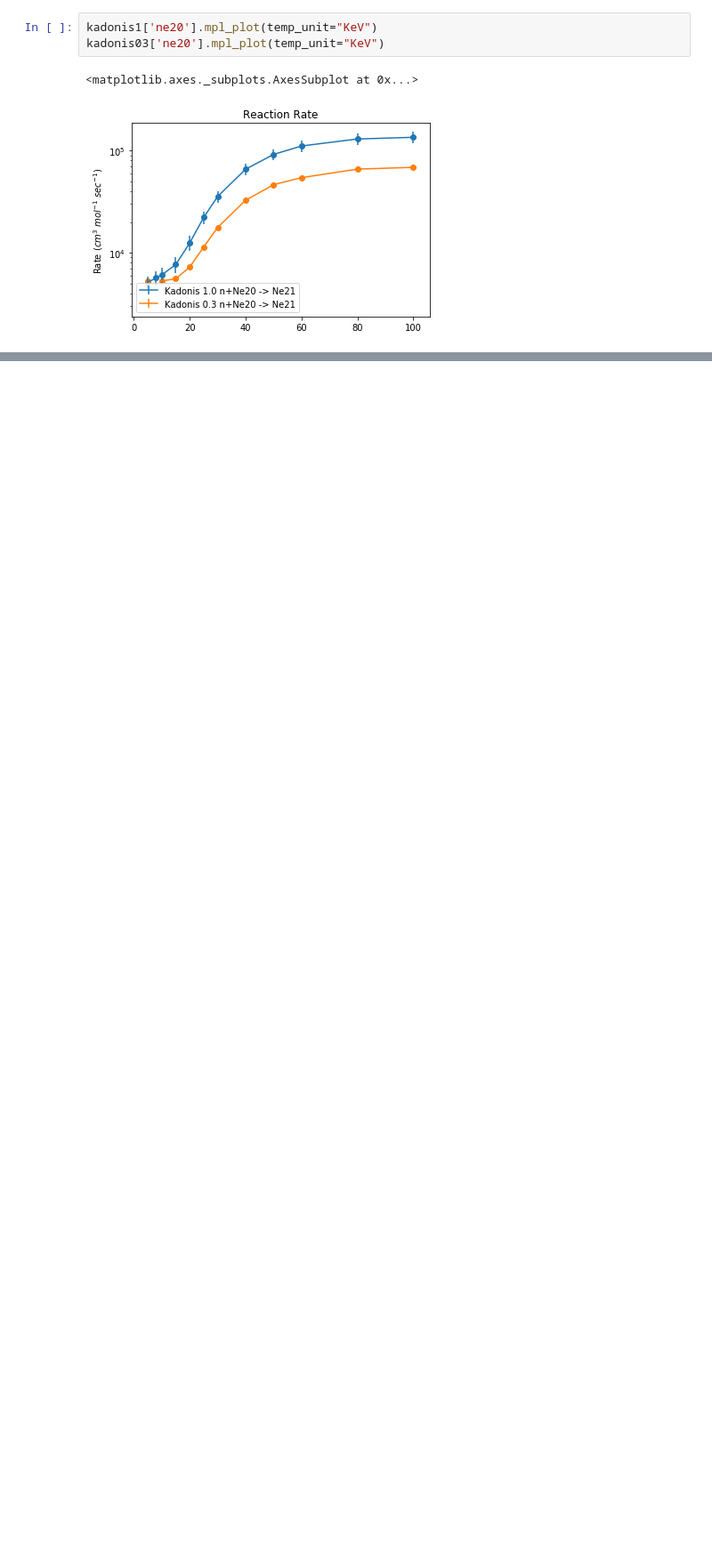
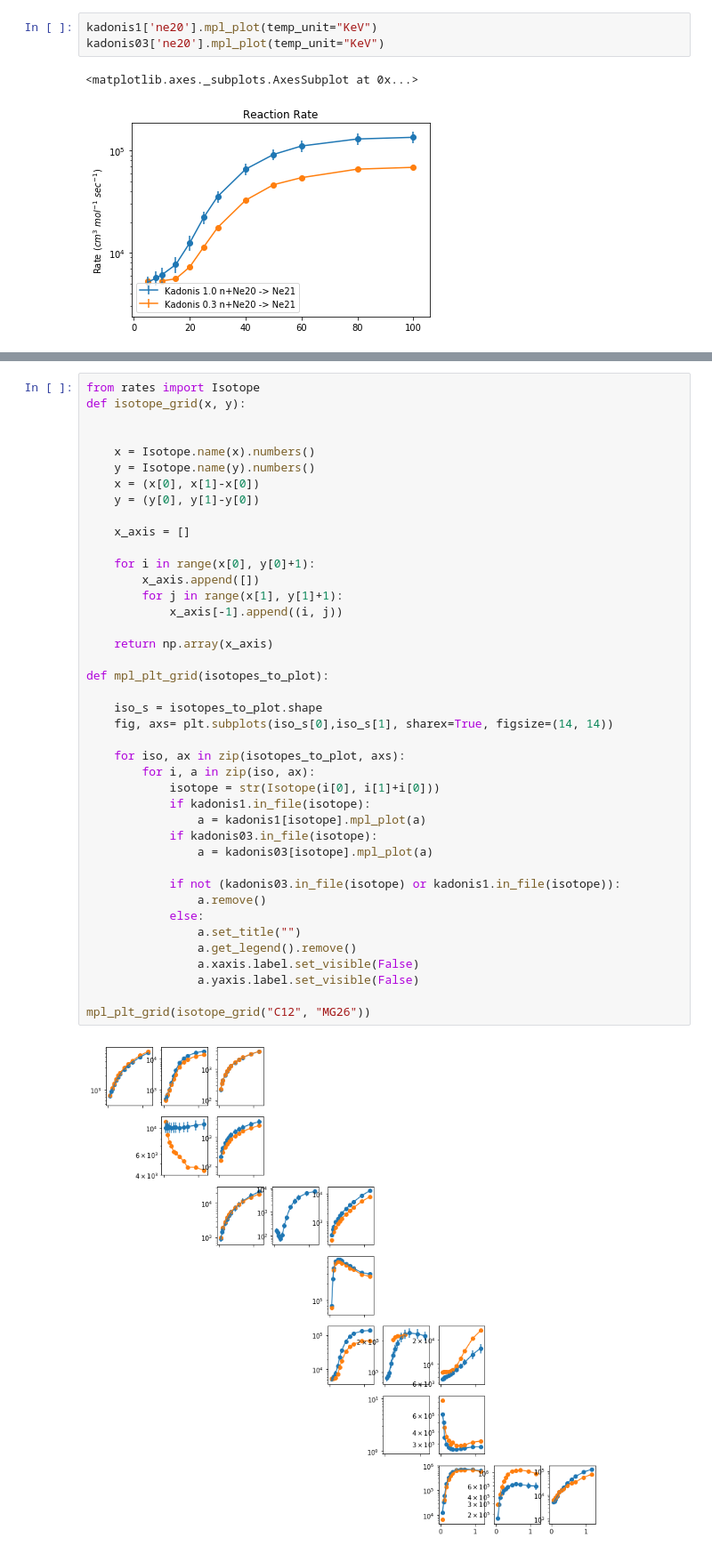
Before and after one commit to Samuel316/Rates, a Jupyter notebook: notebooks/Kadonis_file_compare.ipynb, the cells around one changed output, grey strips where cells are left out. Shown: that part at 89% size. Cells and saved outputs as stored; diff of their text form; blank space fills up the shorter version.

Commit message:
Added to Kadonis compare, now calculates diff.

```diff
--- a/notebooks/Kadonis_file_compare.ipynb
+++ b/notebooks/Kadonis_file_compare.ipynb
@@ -23,0 +27,43 @@ kadonis03['C12'].mpl_plot()
+# %%
+from rates import Isotope
+def isotope_grid(x, y):
+
+
+    x = Isotope.name(x).numbers()
+    y = Isotope.name(y).numbers()
+    x = (x[0], x[1]-x[0])
+    y = (y[0], y[1]-y[0])
+
+    x_axis = []
+
+    for i in range(x[0], y[0]+1):
+        x_axis.append([])
+        for j in range(x[1], y[1]+1):
+            x_axis[-1].append((i, j))
+
+    return np.array(x_axis)
+
+def mpl_plt_grid(isotopes_to_plot):
+
+    iso_s = isotopes_to_plot.shape
+    fig, axs= plt.subplots(iso_s[0],iso_s[1], sharex=True, figsize=(14, 14))
+
+    for iso, ax in zip(isotopes_to_plot, axs):
+        for i, a in zip(iso, ax):
+            isotope = str(Isotope(i[0], i[1]+i[0]))
+            if kadonis1.in_file(isotope):
+                a = kadonis1[isotope].mpl_plot(a)
+            if kadonis03.in_file(isotope):
+                a = kadonis03[isotope].mpl_plot(a)
+
+            if not (kadonis03.in_file(isotope) or kadonis1.in_file(isotope)):
+                a.remove()
+            else:
+                a.set_title("")
+                a.get_legend().remove()
+                a.xaxis.label.set_visible(False)
+                a.yaxis.label.set_visible(False)
+
+mpl_plt_grid(isotope_grid("C12", "MG26"))
+# %% [output]
+[figure, added]
```
Also changed, not shown: parts of 7 cells of this notebook, 2 other files.
